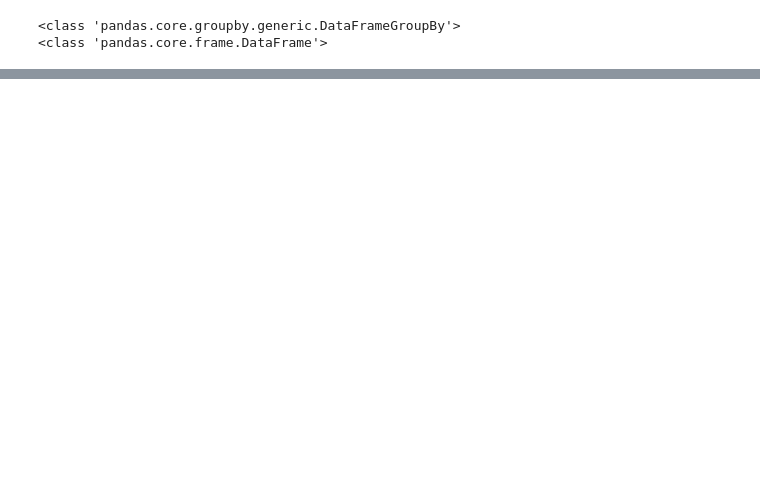
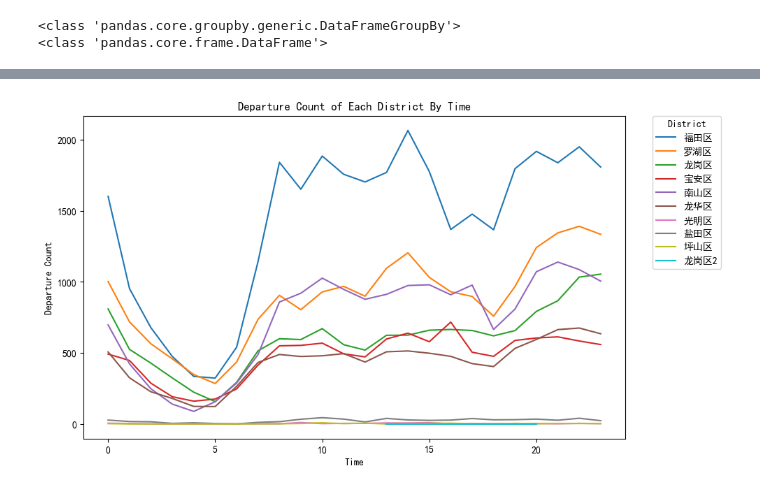
Before and after one commit to CutieDeng/taxi-gps-lab, a Jupyter notebook: src/od.ipynb, the cells around one changed output, grey strips where cells are left out. Cells and saved outputs as stored; diff of their text form; code cells hidden in the pictures; blank space fills up the shorter version.

Commit message:
Further taxi order analysis

```diff
--- a/src/od.ipynb
+++ b/src/od.ipynb
@@ -69,3 +69,17 @@ for _, row in df_sorted.iterrows():
 # 将订单记录整合到DataFrame中
 orders_df = pd.DataFrame(orders, columns=['taxi_id', 'start_lat', 'start_lon', 'end_lat', 'end_lon', 'start_time', 'end_time', 'start_district', 'start_block', 'end_district', 'end_block'])
 orders_df.to_csv('../res/orders.csv', index=False)
+# %%
+# 各区街道出发、到达数量统计
+df_orders = pd.read_csv('../res/orders.csv')
+
+# 将街区列和区列合并为一个属性列district_block
+df_orders['from_district_block'] = df_orders['start_district'] + '-' + df_orders['start_block'].astype(str)
+df_orders['to_district_block'] = df_orders['end_district'] + '-' + df_orders['end_block'].astype(str)
+
+# 根据district_block进行分组，统计每个区块的订单数量
+from_district_block = df_orders.groupby('from_district_block')['taxi_id'].count().sort_values(ascending=False)
+to_district_block = df_orders.groupby('to_district_block')['taxi_id'].count().sort_values(ascending=False)
+
+print(from_district_block)
+print(to_district_block)
@@ -71,0 +126,41 @@ orders_df.to_csv('../res/orders.csv', index=False)
+# %%
+# 各区出发、到达的时间分布
+import pandas as pd
+import matplotlib.pyplot as plt
+plt.rcParams['font.family'] = ['SimHei']
+
+# 将出发时间列转化为时间类型
+df_orders['start_time'] = pd.to_datetime(df_orders['start_time'])
+df_orders['end_time'] = pd.to_datetime(df_orders['end_time'])
+
+# 按照区域和出发时间分组，计算每个小时的订单数量
+grouped_start = df_orders.groupby(['start_district', df_orders['start_time'].dt.hour])['taxi_id'].count()
+grouped_end = df_orders.groupby(['end_district', df_orders['end_time'].dt.hour])['taxi_id'].count()
+
+# 将分组结果转为DataFrame，并将索引转为列
+df_line_start = pd.DataFrame(grouped_start).reset_index()
+df_line_end = pd.DataFrame(grouped_end).reset_index()
+
+# 获取所有区域列表
+districts = df_orders['start_district'].dropna().unique()
+
+# 绘制所有区域的订单数量随时间的折线图
+fig, ax = plt.subplots(figsize=(10, 6))
+
+for district in districts:
+    # 筛选出当前区域的数据
+    data = df_line_start[df_line_start['start_district'] == district]
+    # 绘制折线图
+    ax.plot(data['start_time'], data['taxi_id'], label=district)
+
+# 设置坐标轴标签和标题
+ax.set_xlabel('Time')
+ax.set_ylabel('Departure Count')
+ax.set_title('Departure Count of Each District By Time')
+
+# 添加图例
+ax.legend(loc='upper left', bbox_to_anchor=(1.05, 1), borderaxespad=0, title='District')
+
+plt.show()
+# %% [output]
+[figure, added]
```
Also changed, not shown: parts of 4 cells of this notebook.
